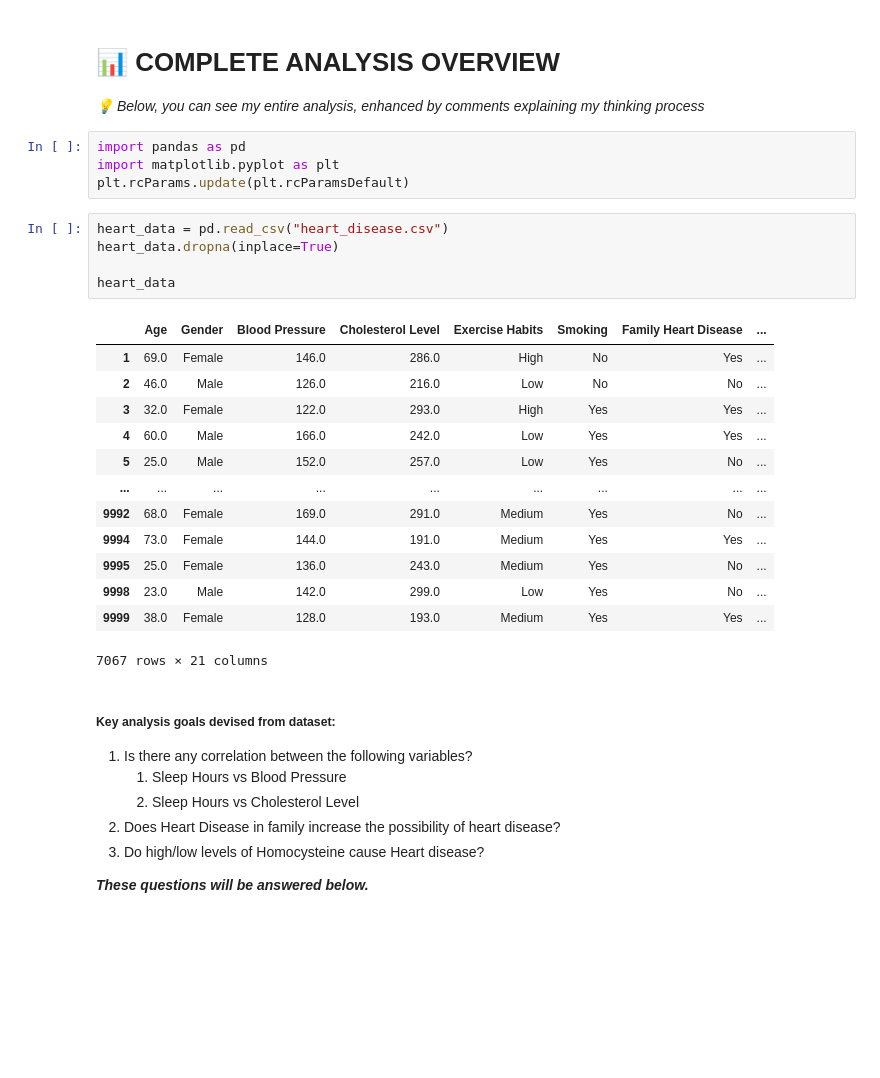
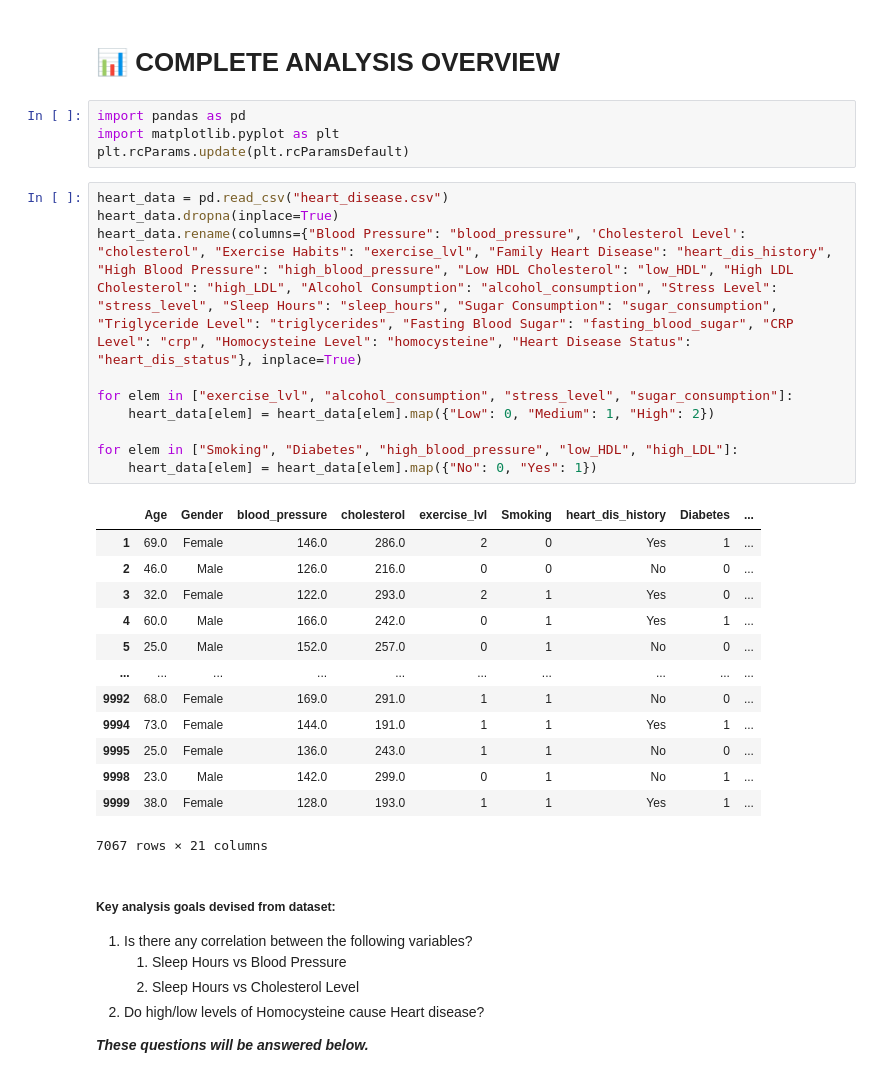
Before and after one commit to cenkner-maximilian/heart-disease-analysis, a Jupyter notebook: exploration.ipynb, the cells around one changed output. Drawn from its saved outputs; the diff is of its cells as text; blank space fills up the shorter version.

```diff
--- a/exploration.ipynb
+++ b/exploration.ipynb
@@ -1,6 +1,5 @@
 # %% [markdown]
 <h1>📊 COMPLETE ANALYSIS OVERVIEW</h1>
-<i>💡 Below, you can see my entire analysis, enhanced by comments explaining my thinking process</i>
 # %%
 import pandas as pd
 import matplotlib.pyplot as plt
@@ -8,21 +7,26 @@ plt.rcParams.update(plt.rcParamsDefault)
 # %%
 heart_data = pd.read_csv("heart_disease.csv")
 heart_data.dropna(inplace=True)
+heart_data.rename(columns={"Blood Pressure": "blood_pressure", 'Cholesterol Level': "cholesterol", "Exercise Habits": "exercise_lvl", "Family Heart Disease": "heart_dis_history", "High Blood Pressure": "high_blood_pressure", "Low HDL Cholesterol": "low_HDL", "High LDL Cholesterol": "high_LDL", "Alcohol Consumption": "alcohol_consumption", "Stress Level": "stress_level", "Sleep Hours": "sleep_hours", "Sugar Consumption": "sugar_consumption", "Triglyceride Level": "triglycerides", "Fasting Blood Sugar": "fasting_blood_sugar", "CRP Level": "crp", "Homocysteine Level": "homocysteine", "Heart Disease Status": "heart_dis_status"}, inplace=True)
 
-heart_data
+for elem in ["exercise_lvl", "alcohol_consumption", "stress_level", "sugar_consumption"]:
+    heart_data[elem] = heart_data[elem].map({"Low": 0, "Medium": 1, "High": 2})
+
+for elem in ["Smoking", "Diabetes", "high_blood_pressure", "low_HDL", "high_LDL"]:
+    heart_data[elem] = heart_data[elem].map({"No": 0, "Yes": 1})
 # %% [output]
-|  | Age | Gender | Blood Pressure | Cholesterol Level | Exercise Habits | Smoking | Family Heart Disease | ... |
-| 1 | 69.0 | Female | 146.0 | 286.0 | High | No | Yes | ... |
-| 2 | 46.0 | Male | 126.0 | 216.0 | Low | No | No | ... |
-| 3 | 32.0 | Female | 122.0 | 293.0 | High | Yes | Yes | ... |
-| 4 | 60.0 | Male | 166.0 | 242.0 | Low | Yes | Yes | ... |
-| 5 | 25.0 | Male | 152.0 | 257.0 | Low | Yes | No | ... |
-| ... | ... | ... | ... | ... | ... | ... | ... | ... |
-| 9992 | 68.0 | Female | 169.0 | 291.0 | Medium | Yes | No | ... |
-| 9994 | 73.0 | Female | 144.0 | 191.0 | Medium | Yes | Yes | ... |
-| 9995 | 25.0 | Female | 136.0 | 243.0 | Medium | Yes | No | ... |
-| 9998 | 23.0 | Male | 142.0 | 299.0 | Low | Yes | No | ... |
-| 9999 | 38.0 | Female | 128.0 | 193.0 | Medium | Yes | Yes | ... |
+|  | Age | Gender | blood_pressure | cholesterol | exercise_lvl | Smoking | heart_dis_history | Diabetes | ... |
+| 1 | 69.0 | Female | 146.0 | 286.0 | 2 | 0 | Yes | 1 | ... |
+| 2 | 46.0 | Male | 126.0 | 216.0 | 0 | 0 | No | 0 | ... |
+| 3 | 32.0 | Female | 122.0 | 293.0 | 2 | 1 | Yes | 0 | ... |
+| 4 | 60.0 | Male | 166.0 | 242.0 | 0 | 1 | Yes | 1 | ... |
+| 5 | 25.0 | Male | 152.0 | 257.0 | 0 | 1 | No | 0 | ... |
+| ... | ... | ... | ... | ... | ... | ... | ... | ... | ... |
+| 9992 | 68.0 | Female | 169.0 | 291.0 | 1 | 1 | No | 0 | ... |
+| 9994 | 73.0 | Female | 144.0 | 191.0 | 1 | 1 | Yes | 1 | ... |
+| 9995 | 25.0 | Female | 136.0 | 243.0 | 1 | 1 | No | 0 | ... |
+| 9998 | 23.0 | Male | 142.0 | 299.0 | 0 | 1 | No | 1 | ... |
+| 9999 | 38.0 | Female | 128.0 | 193.0 | 1 | 1 | Yes | 1 | ... |
 7067 rows × 21 columns
 # %% [markdown]
 **<h5>Key analysis goals devised from dataset:</h5>**
@@ -30,7 +34,6 @@ heart_data
 1. Is there any correlation between the following variables?
     1. Sleep Hours vs Blood Pressure
     2. Sleep Hours vs Cholesterol Level
-2. Does Heart Disease in family increase the possibility of heart disease?
-3. Do high/low levels of Homocysteine cause Heart disease?
+2. Do high/low levels of Homocysteine cause Heart disease?
 
 ***These questions will be answered below.***
```
Also changed, not shown: parts of 6 cells of this notebook, 1 other file.
